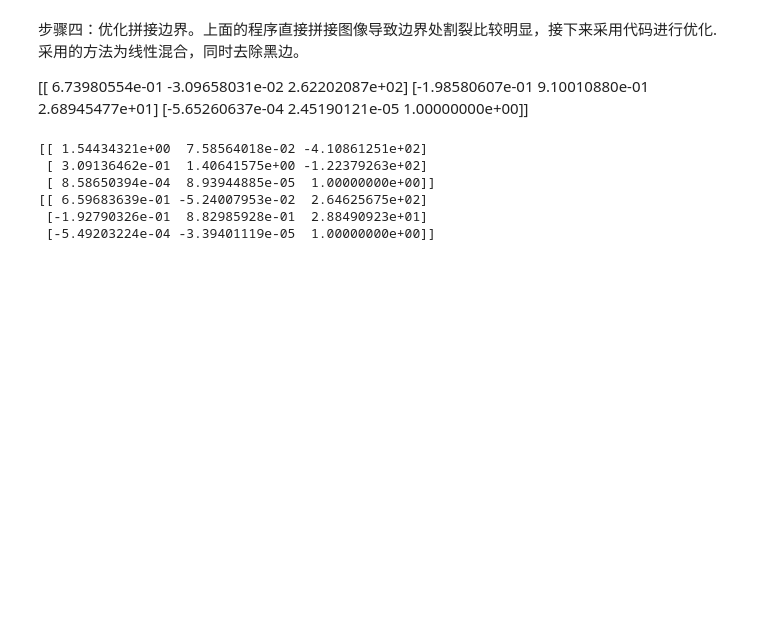
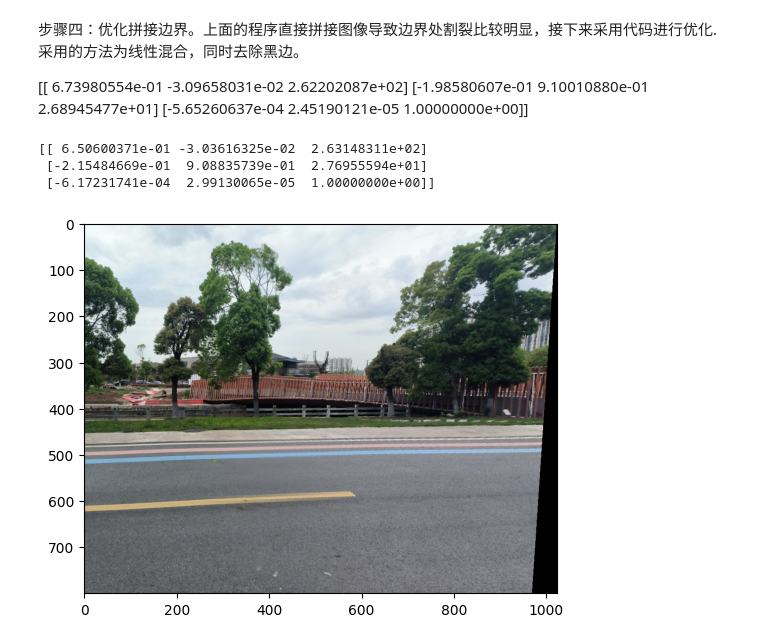
Before and after one commit to lengfeng-bot/vision_class, a Jupyter notebook: 计算机视觉实践-练习1/作业1.ipynb, the cells around one changed output. Drawn from its saved outputs; the diff is of its cells as text; code cells hidden in the pictures; blank space fills up the shorter version.

```diff
--- a/计算机视觉实践-练习1/作业1.ipynb
+++ b/计算机视觉实践-练习1/作业1.ipynb
@@ -287,43 +287,37 @@ if __name__ == "__main__":
 
     # 检测关键点和计算描述符
     keypoints1, descriptors1 = sift.detectAndCompute(img1, None)
     keypoints2, descriptors2 = sift.detectAndCompute(img2, None)
 
     # 匹配特征点
     good_matches = match_images(img1, img2)
 
     # 使用单应性矩阵拼接图片
     src_pts = np.float32([keypoints1[m.queryIdx].pt for m in good_matches]).reshape(-1,1,2)
     dst_pts = np.float32([keypoints2[m.trainIdx].pt for m in good_matches]).reshape(-1,1,2)
 
     # 计算单应性矩阵
     M, mask = cv2.findHomography(src_pts, dst_pts, cv2.RANSAC, maxIters=1000)
 
     M_inv = np.linalg.inv(M)
     # 归一化矩阵，将每个元素除以最后一个元素
     M_inv /= M_inv[-1, -1]
 
-
     H = np.linalg.inv(M)
     H /= H[-1,-1]
 
     print(H)
 
-    # 进行图像拼接
-    # "linearBlending"  重叠部分线性过渡
-    #  "linearBlendingWithConstant" 重叠部分只对中心固定宽度部分进行过渡
-    # noBlending
     stitch_img = warp(img1, img2, H)
 
     # cv2.imshow("stitch_img", stitch_img)
 
-    cv2.imwrite("stitch_img_3.jpg", stitch_img)
+    cv2.imwrite("out.jpg", stitch_img)
 
-    # cv2.waitKey(0)
+    stitch_img = cv2.cvtColor(stitch_img, cv2.COLOR_BGR2RGB)
+    plt.imshow(stitch_img), plt.show()
 # %% [output]
-[[ 1.54434321e+00  7.58564018e-02 -4.10861251e+02]
- [ 3.09136462e-01  1.40641575e+00 -1.22379263e+02]
- [ 8.58650394e-04  8.93944885e-05  1.00000000e+00]]
-[[ 6.59683639e-01 -5.24007953e-02  2.64625675e+02]
- [-1.92790326e-01  8.82985928e-01  2.88490923e+01]
- [-5.49203224e-04 -3.39401119e-05  1.00000000e+00]]
+[[ 6.50600371e-01 -3.03616325e-02  2.63148311e+02]
+ [-2.15484669e-01  9.08835739e-01  2.76955594e+01]
+ [-6.17231741e-04  2.99130065e-05  1.00000000e+00]]
+[figure, added]
```
Also changed, not shown: parts of 1 cell of this notebook, 48 other files.
